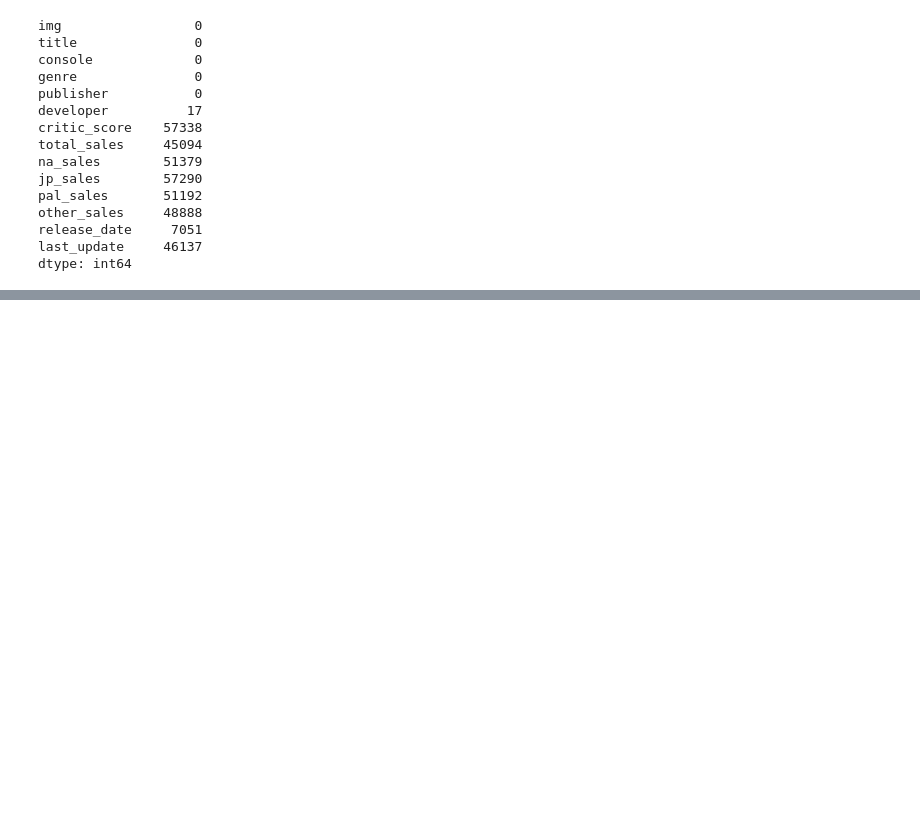
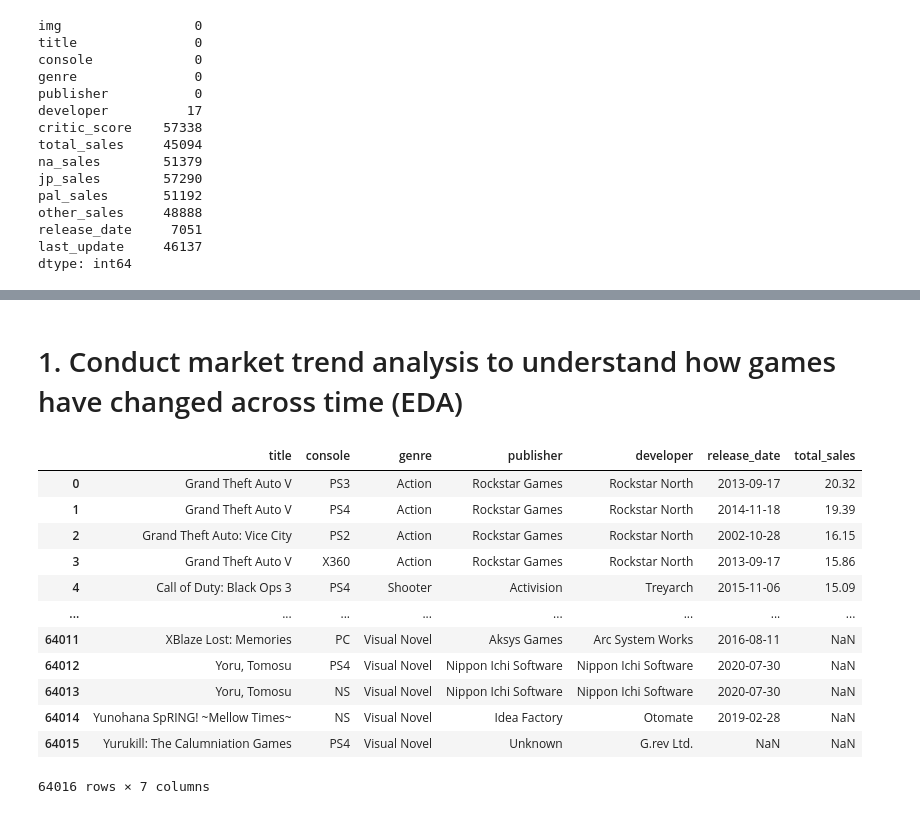
Before and after one commit to Bleow69/Beepboop, a Jupyter notebook: VGModel.ipynb, the cells around one changed output, grey strips where cells are left out. Saved outputs shown, nothing was run; the diff lists cells and outputs as text; code cells hidden in the pictures; blank space fills up the shorter version.

```diff
--- a/VGModel.ipynb
+++ b/VGModel.ipynb
@@ -67,0 +86,27 @@ Dataset has missing values but no duplicate values
+# %% [markdown]
+# 1. Conduct market trend analysis to understand how games have changed across time (EDA)
+# %%
+market_data = pd.DataFrame({'title' : df['title'],
+                            'console' : df['console'],
+                            'genre' : df['genre'],
+                            'publisher' : df['publisher'],
+                            'developer' : df['developer'],
+                            'release_date' : df['release_date'],
+                            'total_sales': df['total_sales'],
+                            })
+
+market_data
+# %% [output]
+|  | title | console | genre | publisher | developer | release_date | total_sales |
+| 0 | Grand Theft Auto V | PS3 | Action | Rockstar Games | Rockstar North | 2013-09-17 | 20.32 |
+| 1 | Grand Theft Auto V | PS4 | Action | Rockstar Games | Rockstar North | 2014-11-18 | 19.39 |
+| 2 | Grand Theft Auto: Vice City | PS2 | Action | Rockstar Games | Rockstar North | 2002-10-28 | 16.15 |
+| 3 | Grand Theft Auto V | X360 | Action | Rockstar Games | Rockstar North | 2013-09-17 | 15.86 |
+| 4 | Call of Duty: Black Ops 3 | PS4 | Shooter | Activision | Treyarch | 2015-11-06 | 15.09 |
+| ... | ... | ... | ... | ... | ... | ... | ... |
+| 64011 | XBlaze Lost: Memories | PC | Visual Novel | Aksys Games | Arc System Works | 2016-08-11 | NaN |
+| 64012 | Yoru, Tomosu | PS4 | Visual Novel | Nippon Ichi Software | Nippon Ichi Software | 2020-07-30 | NaN |
+| 64013 | Yoru, Tomosu | NS | Visual Novel | Nippon Ichi Software | Nippon Ichi Software | 2020-07-30 | NaN |
+| 64014 | Yunohana SpRING! ~Mellow Times~ | NS | Visual Novel | Idea Factory | Otomate | 2019-02-28 | NaN |
+| 64015 | Yurukill: The Calumniation Games | PS4 | Visual Novel | Unknown | G.rev Ltd. | NaN | NaN |
+64016 rows × 7 columns
```
Also changed, not shown: parts of 15 cells of this notebook.
